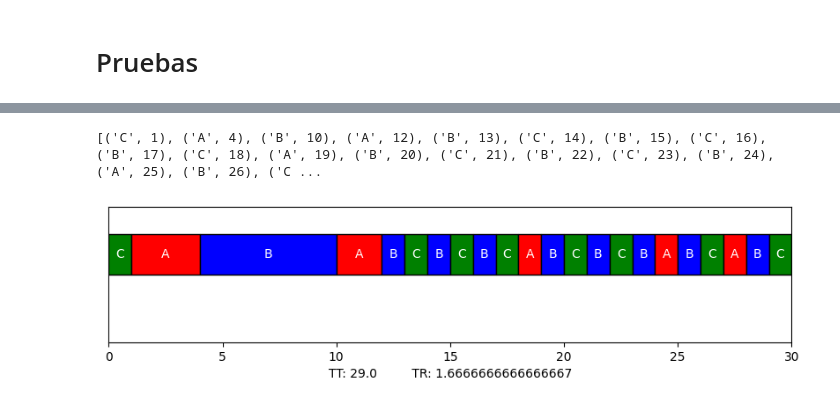
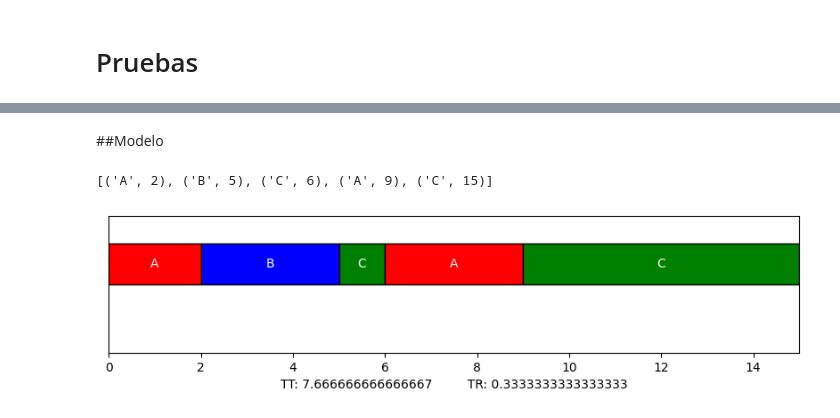
Before and after one commit to Alejandro-XIII/Proyecto-Final-SO, a Jupyter notebook: Proyecto_Final.ipynb, the cells around one changed output, grey strips where cells are left out. Saved outputs shown, nothing was run; the diff lists cells and outputs as text; code cells hidden in the pictures.

```diff
--- a/Proyecto_Final.ipynb
+++ b/Proyecto_Final.ipynb
@@ -168,20 +234,15 @@ class ProcessSchedulingEnv(gym.Env):
 # %%
+from stable_baselines3 import PPO
+
 def modelo(processes):
-    # Instanciar el entorno y el modelo PPO
-    env = ProcessSchedulingEnv(processes)
-    model = PPO("MlpPolicy", env, verbose=0)  # Cambia verbose a 0 para suprimir la salida del entrenamiento
-
-    # Entrenar el modelo
-    model.learn(total_timesteps=10000)
-
-    # Evaluación del modelo
-    obs = env.reset()
+    env = ProcessSchedulingEnv(processes) # Instanciar el entorno y el modelo PPO
+    model = PPO("MlpPolicy", env, verbose=0)
+    model.learn(total_timesteps=100) # Entrenar el modelo
+    obs = env.reset() # Evaluación del modelo
     done = False
     while not done:
-        action, _states = model.predict(obs, deterministic=True)
-        obs, reward, done, info = env.step(action)
-
-    # Resultados finales de la predicción
-    return env.execution_history
+      action, _states = model.predict(obs, deterministic=False) # Predecir acción
+      obs, reward, done, info = env.step(action)
+    return env.best_execution # Resultados finales de la predicción
 # %% [markdown]
 # Pruebas
@@ -188,6 +251,6 @@ def modelo(processes):
 # %%
 processes = [
-    {'name': 'A', 'arrival_time': 0, 'run_time': 10},
-    {'name': 'B', 'arrival_time': 0, 'run_time': 10},
-    {'name': 'C', 'arrival_time': 0, 'run_time': 10}
+    {'name': 'A', 'arrival_time': 0, 'run_time': 5},
+    {'name': 'B', 'arrival_time': 2, 'run_time': 3},
+    {'name': 'C', 'arrival_time': 4, 'run_time': 7},
 ]
@@ -203,15 +301,11 @@ plot_scheduling(scheduling,tt,tr)
+# %% [markdown]
+##Modelo
 # %%
-processes = [
-    {'name': 'A', 'arrival_time': 0, 'run_time': 10},
-    {'name': 'B', 'arrival_time': 0, 'run_time': 10},
-    {'name': 'C', 'arrival_time': 0, 'run_time': 10}
-]
-
 scheduling = modelo(processes)
 print(scheduling)
 tt = t_turnaround(scheduling, processes)
 tr = t_response(scheduling, processes)
 plot_scheduling(scheduling,tt,tr)
 # %% [output]
-[('C', 1), ('A', 4), ('B', 10), ('A', 12), ('B', 13), ('C', 14), ('B', 15), ('C', 16), ('B', 17), ('C', 18), ('A', 19), ('B', 20), ('C', 21), ('B', 22), ('C', 23), ('B', 24), ('A', 25), ('B', 26), ('C ...
+[('A', 2), ('B', 5), ('C', 6), ('A', 9), ('C', 15)]
-[figure, old version]
+[figure, new version]
```
Also changed, not shown: parts of 19 cells of this notebook.
